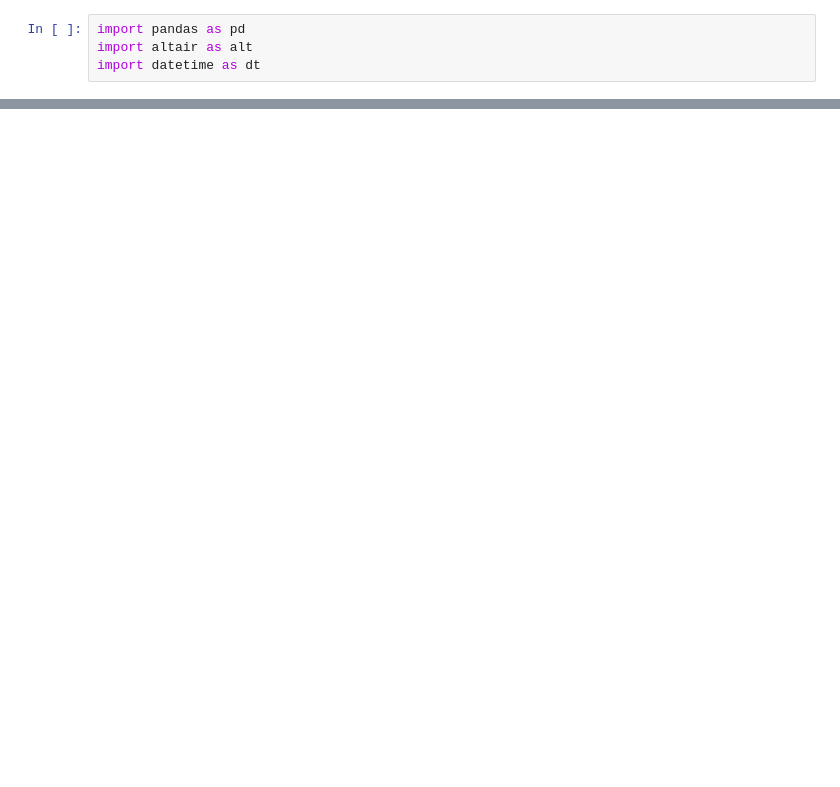
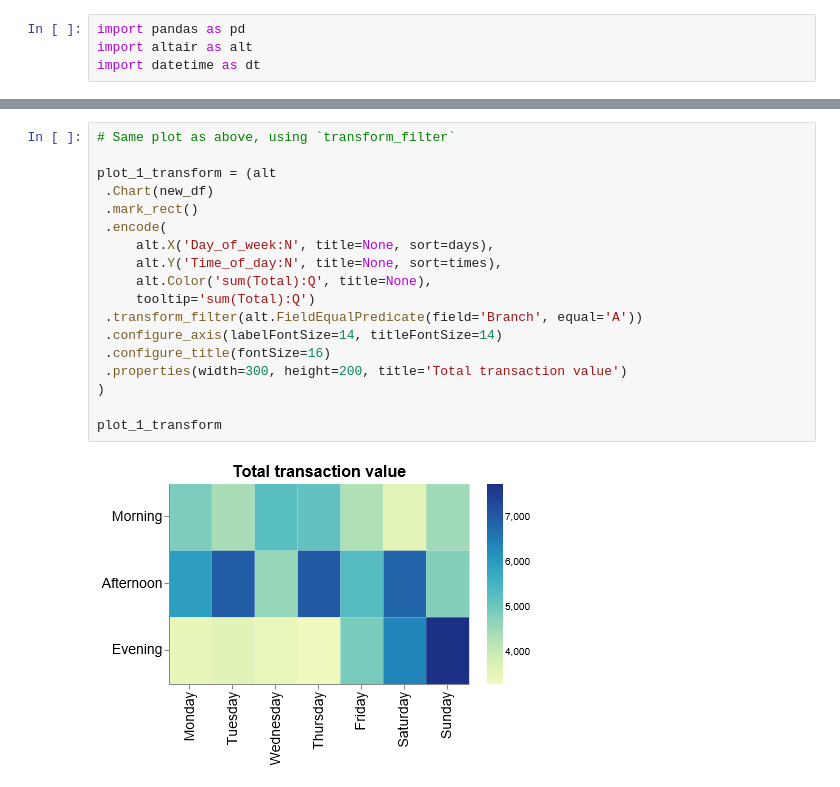
Before and after one commit to reikookamoto/DSCI_532_group-106_supermarket, a Jupyter notebook: src/analysis_draft.ipynb, the cells around one changed output, grey strips where cells are left out. Saved outputs shown, nothing was run; the diff lists cells and outputs as text; blank space fills up the shorter version.

```diff
--- a/src/analysis_draft.ipynb
+++ b/src/analysis_draft.ipynb
@@ -153,0 +60,20 @@ plot_4
+# %%
+# Same plot as above, using `transform_filter`
+
+plot_1_transform = (alt
+ .Chart(new_df)
+ .mark_rect()
+ .encode(
+     alt.X('Day_of_week:N', title=None, sort=days),
+     alt.Y('Time_of_day:N', title=None, sort=times),
+     alt.Color('sum(Total):Q', title=None),
+     tooltip='sum(Total):Q')
+ .transform_filter(alt.FieldEqualPredicate(field='Branch', equal='A'))
+ .configure_axis(labelFontSize=14, titleFontSize=14)
+ .configure_title(fontSize=16)
+ .properties(width=300, height=200, title='Total transaction value')
+)
+
+plot_1_transform
+# %% [output]
+[figure, added]
```
Also changed, not shown: parts of 18 cells of this notebook.
